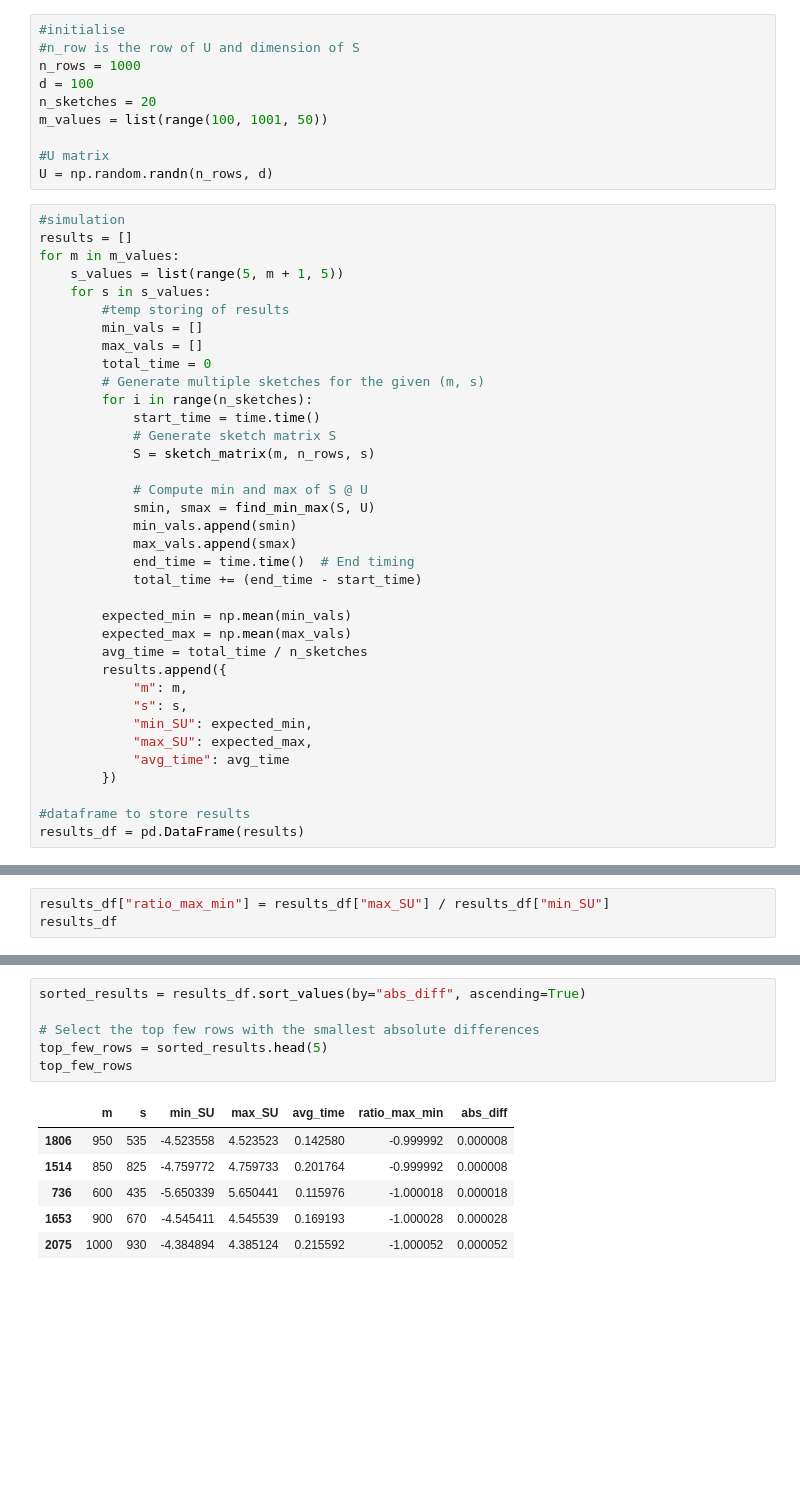
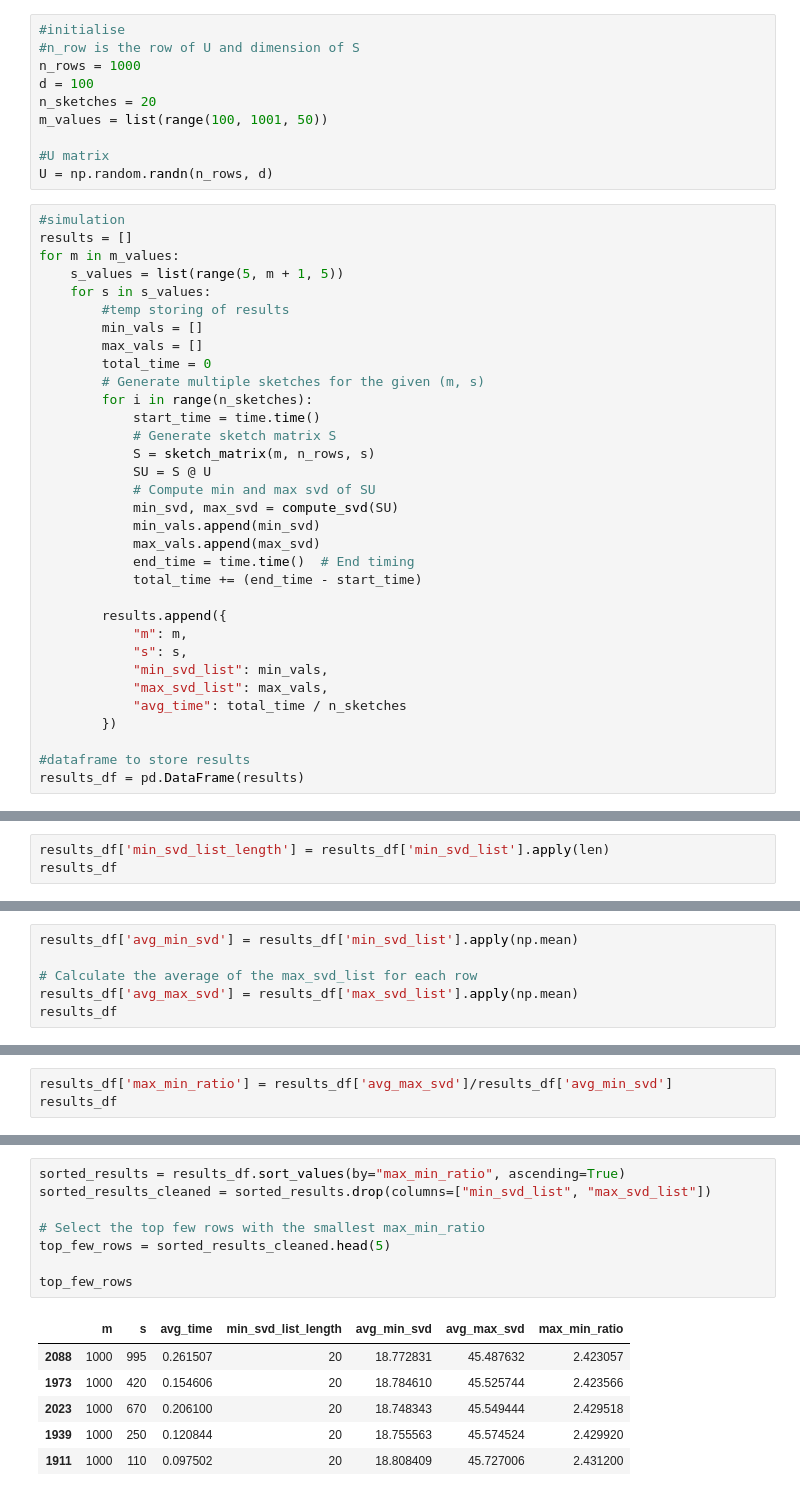
Before and after one commit to LakBoonJun1/DSA4288, a Jupyter notebook: Notebook/implementation.ipynb, the cells around one changed output, grey strips where cells are left out. Drawn from its saved outputs; the diff is of its cells as text; blank space fills up the shorter version.

```diff
--- a/Notebook/implementation.ipynb
+++ b/Notebook/implementation.ipynb
@@ -73,23 +79,20 @@ for m in m_values:
             start_time = time.time()
             # Generate sketch matrix S
             S = sketch_matrix(m, n_rows, s)
-
-            # Compute min and max of S @ U
-            smin, smax = find_min_max(S, U)
-            min_vals.append(smin)
-            max_vals.append(smax)
+            SU = S @ U
+            # Compute min and max svd of SU
+            min_svd, max_svd = compute_svd(SU)
+            min_vals.append(min_svd)
+            max_vals.append(max_svd)
             end_time = time.time()  # End timing
             total_time += (end_time - start_time)
 
-        expected_min = np.mean(min_vals)
-        expected_max = np.mean(max_vals)
-        avg_time = total_time / n_sketches
         results.append({
             "m": m,
             "s": s,
-            "min_SU": expected_min,
-            "max_SU": expected_max,
-            "avg_time": avg_time
+            "min_svd_list": min_vals,
+            "max_svd_list": max_vals,
+            "avg_time": total_time / n_sketches
         })
 
 #dataframe to store results
@@ -112,0 +100,3 @@ results_df
+# %%
+results_df['min_svd_list_length'] = results_df['min_svd_list'].apply(len)
+results_df
@@ -112,0 +117,6 @@ results_df
+# %%
+results_df['avg_min_svd'] = results_df['min_svd_list'].apply(np.mean)
+
+# Calculate the average of the max_svd_list for each row
+results_df['avg_max_svd'] = results_df['max_svd_list'].apply(np.mean)
+results_df
@@ -113,4 +137,4 @@ results_df
 # %%
-results_df["ratio_max_min"] = results_df["max_SU"] / results_df["min_SU"]
+results_df['max_min_ratio'] = results_df['avg_max_svd']/results_df['avg_min_svd']
 results_df
 # %% [output]
@@ -141,13 +169,15 @@ plt.show()
 # %%
-sorted_results = results_df.sort_values(by="abs_diff", ascending=True)
+sorted_results = results_df.sort_values(by="max_min_ratio", ascending=True)
+sorted_results_cleaned = sorted_results.drop(columns=["min_svd_list", "max_svd_list"])
 
-# Select the top few rows with the smallest absolute differences
-top_few_rows = sorted_results.head(5)
+# Select the top few rows with the smallest max_min_ratio
+top_few_rows = sorted_results_cleaned.head(5)
+
 top_few_rows
 # %% [output]
-|  | m | s | min_SU | max_SU | avg_time | ratio_max_min | abs_diff |
-| 1806 | 950 | 535 | -4.523558 | 4.523523 | 0.142580 | -0.999992 | 0.000008 |
-| 1514 | 850 | 825 | -4.759772 | 4.759733 | 0.201764 | -0.999992 | 0.000008 |
-| 736 | 600 | 435 | -5.650339 | 5.650441 | 0.115976 | -1.000018 | 0.000018 |
-| 1653 | 900 | 670 | -4.545411 | 4.545539 | 0.169193 | -1.000028 | 0.000028 |
-| 2075 | 1000 | 930 | -4.384894 | 4.385124 | 0.215592 | -1.000052 | 0.000052 |
+|  | m | s | avg_time | min_svd_list_length | avg_min_svd | avg_max_svd | max_min_ratio |
+| 2088 | 1000 | 995 | 0.261507 | 20 | 18.772831 | 45.487632 | 2.423057 |
+| 1973 | 1000 | 420 | 0.154606 | 20 | 18.784610 | 45.525744 | 2.423566 |
+| 2023 | 1000 | 670 | 0.206100 | 20 | 18.748343 | 45.549444 | 2.429518 |
+| 1939 | 1000 | 250 | 0.120844 | 20 | 18.755563 | 45.574524 | 2.429920 |
+| 1911 | 1000 | 110 | 0.097502 | 20 | 18.808409 | 45.727006 | 2.431200 |
```
Also changed, not shown: parts of 9 cells of this notebook, 2 other files.
